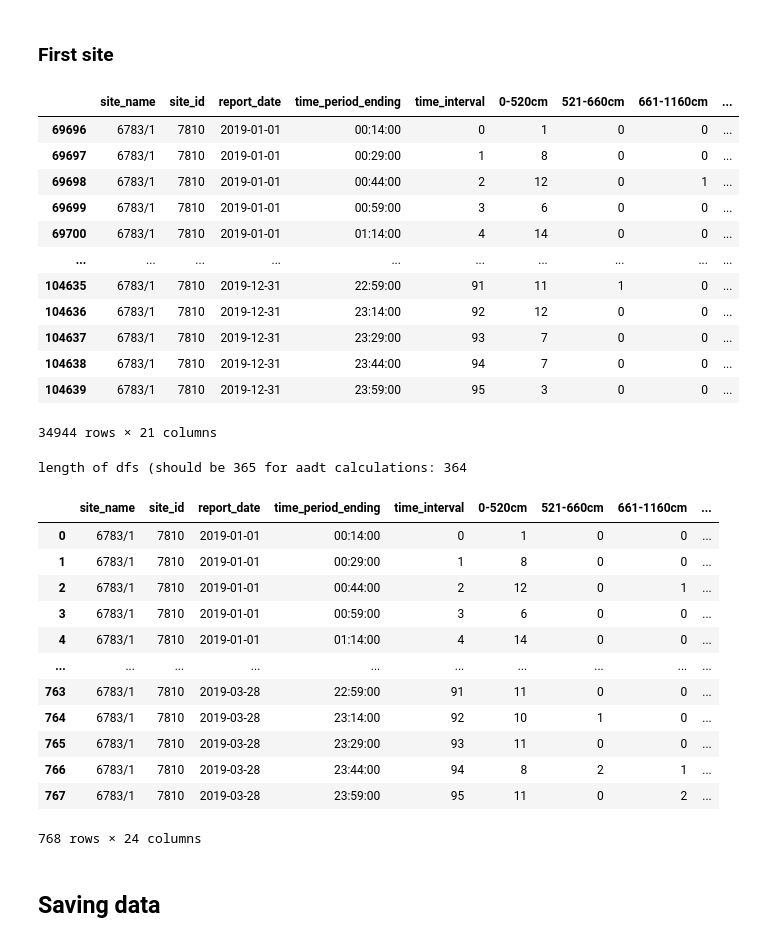
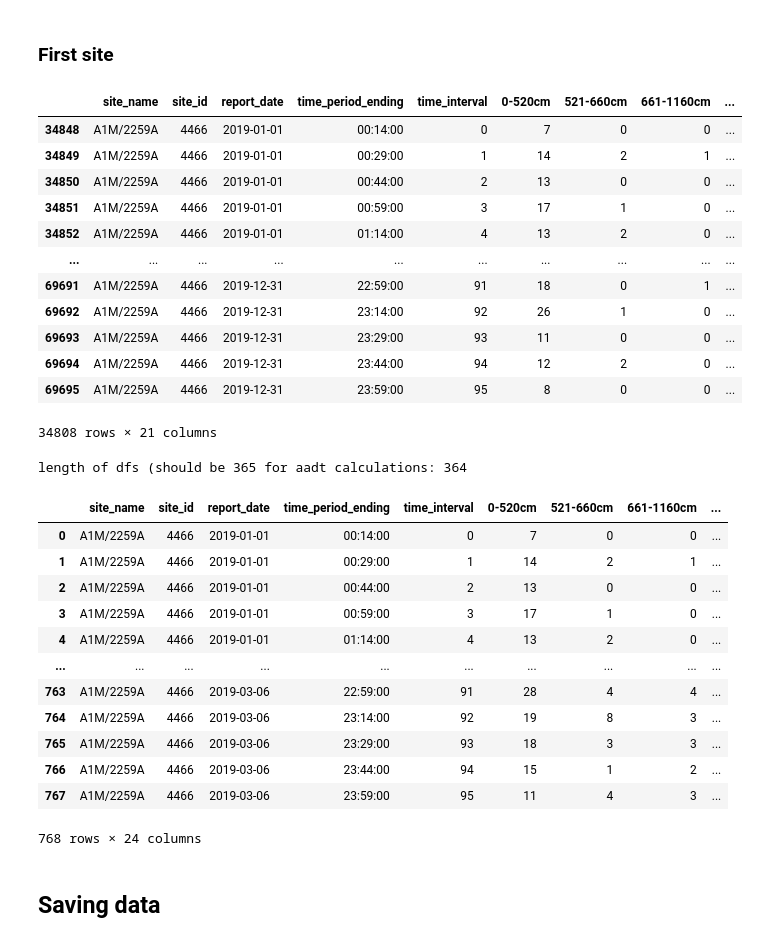
Before and after one commit to horsada/Spatial_Finance_Transport, a Jupyter notebook: dataAPI/trafficAPI.ipynb, the cells around one changed output. Drawn from its saved outputs; the diff is of its cells as text; code cells hidden in the pictures.

```diff
--- a/dataAPI/trafficAPI.ipynb
+++ b/dataAPI/trafficAPI.ipynb
@@ -402,29 +390,29 @@ dtype: int64
 # %%
 # Groupby site_id and report_date
 site_dfs = [site_day for _, site_day in clean_report_df.groupby(['site_id'])]
-site_df = site_dfs[2] # take first site
+site_df = site_dfs[1] # take specific site
 
 site_df['report_date'] = pd.to_datetime(site_df['report_date'], infer_datetime_format=True)
 site_df['year'] = site_df['report_date'].dt.year
 site_df['month'] = site_df['report_date'].dt.month
 site_df['day'] = site_df['report_date'].dt.day
 site_df['hour'] = site_df['timestamp'].dt.hour
 
 site_df
 # %% [output]
 |  | site_name | site_id | report_date | time_period_ending | time_interval | 0-520cm | 521-660cm | 661-1160cm | ... |
-| 69696 | 6783/1 | 7810 | 2019-01-01 | 00:14:00 | 0 | 1 | 0 | 0 | ... |
-| 69697 | 6783/1 | 7810 | 2019-01-01 | 00:29:00 | 1 | 8 | 0 | 0 | ... |
-| 69698 | 6783/1 | 7810 | 2019-01-01 | 00:44:00 | 2 | 12 | 0 | 1 | ... |
-| 69699 | 6783/1 | 7810 | 2019-01-01 | 00:59:00 | 3 | 6 | 0 | 0 | ... |
-| 69700 | 6783/1 | 7810 | 2019-01-01 | 01:14:00 | 4 | 14 | 0 | 0 | ... |
+| 34848 | A1M/2259A | 4466 | 2019-01-01 | 00:14:00 | 0 | 7 | 0 | 0 | ... |
+| 34849 | A1M/2259A | 4466 | 2019-01-01 | 00:29:00 | 1 | 14 | 2 | 1 | ... |
+| 34850 | A1M/2259A | 4466 | 2019-01-01 | 00:44:00 | 2 | 13 | 0 | 0 | ... |
+| 34851 | A1M/2259A | 4466 | 2019-01-01 | 00:59:00 | 3 | 17 | 1 | 0 | ... |
+| 34852 | A1M/2259A | 4466 | 2019-01-01 | 01:14:00 | 4 | 13 | 2 | 0 | ... |
 | ... | ... | ... | ... | ... | ... | ... | ... | ... | ... |
-| 104635 | 6783/1 | 7810 | 2019-12-31 | 22:59:00 | 91 | 11 | 1 | 0 | ... |
-| 104636 | 6783/1 | 7810 | 2019-12-31 | 23:14:00 | 92 | 12 | 0 | 0 | ... |
-| 104637 | 6783/1 | 7810 | 2019-12-31 | 23:29:00 | 93 | 7 | 0 | 0 | ... |
-| 104638 | 6783/1 | 7810 | 2019-12-31 | 23:44:00 | 94 | 7 | 0 | 0 | ... |
-| 104639 | 6783/1 | 7810 | 2019-12-31 | 23:59:00 | 95 | 3 | 0 | 0 | ... |
+| 69691 | A1M/2259A | 4466 | 2019-12-31 | 22:59:00 | 91 | 18 | 0 | 1 | ... |
+| 69692 | A1M/2259A | 4466 | 2019-12-31 | 23:14:00 | 92 | 26 | 1 | 0 | ... |
+| 69693 | A1M/2259A | 4466 | 2019-12-31 | 23:29:00 | 93 | 11 | 0 | 0 | ... |
+| 69694 | A1M/2259A | 4466 | 2019-12-31 | 23:44:00 | 94 | 12 | 2 | 0 | ... |
+| 69695 | A1M/2259A | 4466 | 2019-12-31 | 23:59:00 | 95 | 8 | 0 | 0 | ... |
-34944 rows × 21 columns
+34808 rows × 21 columns
 # %%
 # Groupby site_id and report_date
 dfs = [site_day for _, site_day in site_df.groupby(['report_date'])] # groupby days
@@ -456,17 +444,17 @@ df_aadt_week
 # %% [output]
 length of dfs (should be 365 for aadt calculations: 364
 |  | site_name | site_id | report_date | time_period_ending | time_interval | 0-520cm | 521-660cm | 661-1160cm | ... |
-| 0 | 6783/1 | 7810 | 2019-01-01 | 00:14:00 | 0 | 1 | 0 | 0 | ... |
-| 1 | 6783/1 | 7810 | 2019-01-01 | 00:29:00 | 1 | 8 | 0 | 0 | ... |
-| 2 | 6783/1 | 7810 | 2019-01-01 | 00:44:00 | 2 | 12 | 0 | 1 | ... |
-| 3 | 6783/1 | 7810 | 2019-01-01 | 00:59:00 | 3 | 6 | 0 | 0 | ... |
-| 4 | 6783/1 | 7810 | 2019-01-01 | 01:14:00 | 4 | 14 | 0 | 0 | ... |
+| 0 | A1M/2259A | 4466 | 2019-01-01 | 00:14:00 | 0 | 7 | 0 | 0 | ... |
+| 1 | A1M/2259A | 4466 | 2019-01-01 | 00:29:00 | 1 | 14 | 2 | 1 | ... |
+| 2 | A1M/2259A | 4466 | 2019-01-01 | 00:44:00 | 2 | 13 | 0 | 0 | ... |
+| 3 | A1M/2259A | 4466 | 2019-01-01 | 00:59:00 | 3 | 17 | 1 | 0 | ... |
+| 4 | A1M/2259A | 4466 | 2019-01-01 | 01:14:00 | 4 | 13 | 2 | 0 | ... |
 | ... | ... | ... | ... | ... | ... | ... | ... | ... | ... |
-| 763 | 6783/1 | 7810 | 2019-03-28 | 22:59:00 | 91 | 11 | 0 | 0 | ... |
-| 764 | 6783/1 | 7810 | 2019-03-28 | 23:14:00 | 92 | 10 | 1 | 0 | ... |
-| 765 | 6783/1 | 7810 | 2019-03-28 | 23:29:00 | 93 | 11 | 0 | 0 | ... |
-| 766 | 6783/1 | 7810 | 2019-03-28 | 23:44:00 | 94 | 8 | 2 | 1 | ... |
-| 767 | 6783/1 | 7810 | 2019-03-28 | 23:59:00 | 95 | 11 | 0 | 2 | ... |
+| 763 | A1M/2259A | 4466 | 2019-03-06 | 22:59:00 | 91 | 28 | 4 | 4 | ... |
+| 764 | A1M/2259A | 4466 | 2019-03-06 | 23:14:00 | 92 | 19 | 8 | 3 | ... |
+| 765 | A1M/2259A | 4466 | 2019-03-06 | 23:29:00 | 93 | 18 | 3 | 3 | ... |
+| 766 | A1M/2259A | 4466 | 2019-03-06 | 23:44:00 | 94 | 15 | 1 | 2 | ... |
+| 767 | A1M/2259A | 4466 | 2019-03-06 | 23:59:00 | 95 | 11 | 4 | 3 | ... |
 768 rows × 24 columns
 # %% [markdown]
 ## Saving data
```
Also changed, not shown: parts of 4 cells of this notebook, 2 other files.
